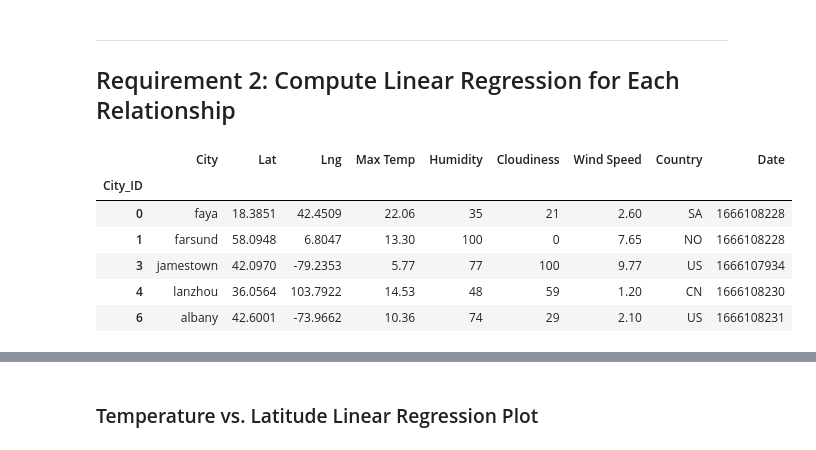
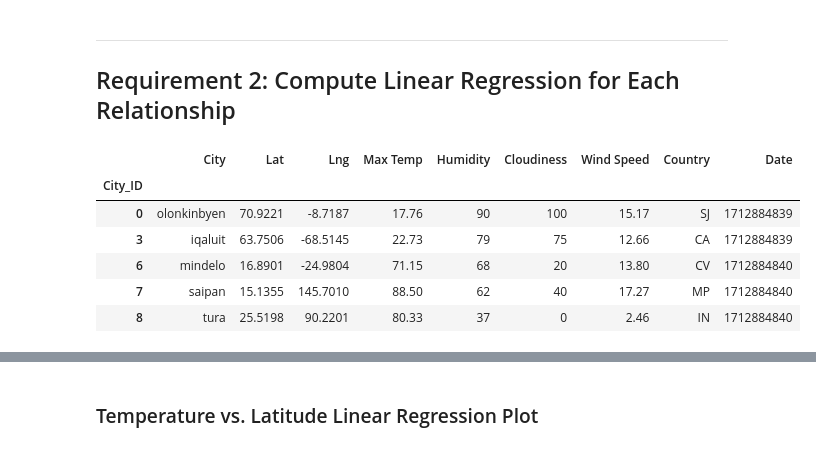
Before and after one commit to Addieryn/python-api-challenge, a Jupyter notebook: WeatherPy.ipynb, the cells around one changed output, grey strips where cells are left out. Cells and saved outputs as stored; diff of their text form; code cells hidden in the pictures.

```diff
--- a/WeatherPy.ipynb
+++ b/WeatherPy.ipynb
@@ -259,16 +277,16 @@ plt.show()
 # %%
 # Create a DataFrame with the Northern Hemisphere data (Latitude >= 0)
-# YOUR CODE HERE
+northern_hemi_df = city_data_df[(city_data_df["Lat"] > 0)]
 
 # Display sample data
 northern_hemi_df.head()
 # %% [output]
 |  | City | Lat | Lng | Max Temp | Humidity | Cloudiness | Wind Speed | Country | Date |
 | City_ID |  |  |  |  |  |  |  |  |  |
-| 0 | faya | 18.3851 | 42.4509 | 22.06 | 35 | 21 | 2.60 | SA | 1666108228 |
-| 1 | farsund | 58.0948 | 6.8047 | 13.30 | 100 | 0 | 7.65 | NO | 1666108228 |
-| 3 | jamestown | 42.0970 | -79.2353 | 5.77 | 77 | 100 | 9.77 | US | 1666107934 |
-| 4 | lanzhou | 36.0564 | 103.7922 | 14.53 | 48 | 59 | 1.20 | CN | 1666108230 |
-| 6 | albany | 42.6001 | -73.9662 | 10.36 | 74 | 29 | 2.10 | US | 1666108231 |
+| 0 | olonkinbyen | 70.9221 | -8.7187 | 17.76 | 90 | 100 | 15.17 | SJ | 1712884839 |
+| 3 | iqaluit | 63.7506 | -68.5145 | 22.73 | 79 | 75 | 12.66 | CA | 1712884839 |
+| 6 | mindelo | 16.8901 | -24.9804 | 71.15 | 68 | 20 | 13.80 | CV | 1712884840 |
+| 7 | saipan | 15.1355 | 145.7010 | 88.50 | 62 | 40 | 17.27 | MP | 1712884840 |
+| 8 | tura | 25.5198 | 90.2201 | 80.33 | 37 | 0 | 2.46 | IN | 1712884840 |
 # %%
 # Create a DataFrame with the Southern Hemisphere data (Latitude < 0)
```
Also changed, not shown: parts of 34 cells of this notebook, 7 other files.
